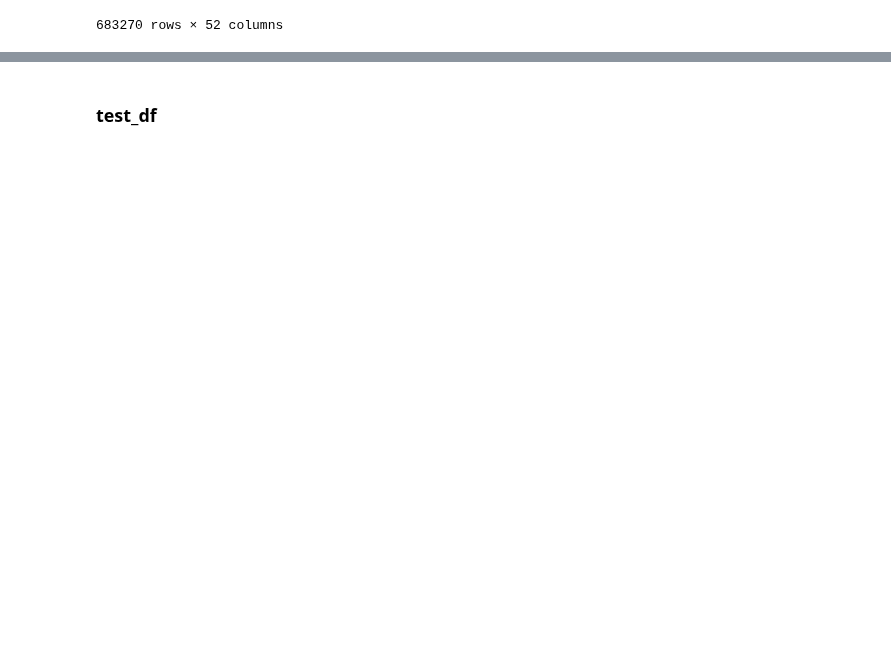
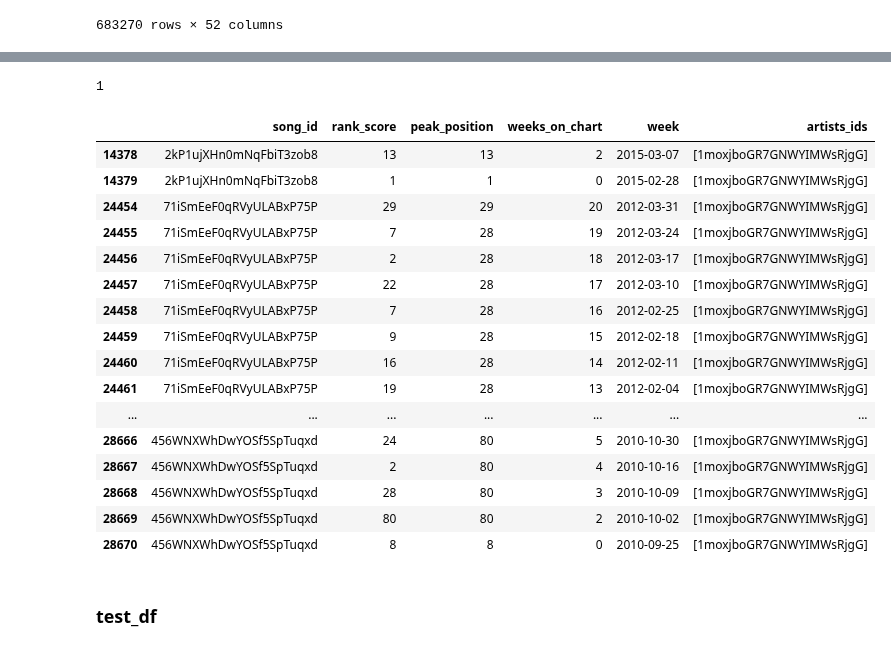
Before and after one commit to l4vd/Ba_first_tries, a Jupyter notebook: models/Original_MLP/Compute_superstarvar.ipynb, the cells around one changed output, grey strips where cells are left out. Drawn from its saved outputs; the diff is of its cells as text; code cells hidden in the pictures; blank space fills up the shorter version.

```diff
--- a/models/Original_MLP/Compute_superstarvar.ipynb
+++ b/models/Original_MLP/Compute_superstarvar.ipynb
@@ -360,7 +364,7 @@ for index, row in train_df.iterrows():
                     min_peak_position = df_song_peak_days["peak_position"].min()
                     peak_positions.append(min_peak_position)
 
-                    peak_week = df_song_peak_days.loc[df_song_peak_days["peak_position"].idxmin()]["week"]
+                    peak_week = df_song_peak_days.loc[df_song_peak_days["peak_position"].idxmin()]["week"].replace(hour=23, minute=59, second=59)
                     distance = abs(peak_week - present)
                     days_distances.append(distance.total_seconds())
 
@@ -396 +418,6 @@ train_df
 train_df.to_csv("train_df_superstar_v1_0.csv", index=False)
+# %%
+train_df = pd.read_csv("train_df_superstar_v1_0.csv", sep=",")
+train_df['date'] = pd.to_datetime(train_df['release_date'])
+train_df.sort_values(by="date", inplace=True)
+train_df
@@ -396,0 +438,3 @@ train_df.to_csv("train_df_superstar_v1_0.csv", index=False)
+# %%
+border_start_train_day = (train_df["date"].iloc[-1]).replace(hour=23, minute=59, second=59)
+border_start_train_day
@@ -418,7 +464,7 @@ for index, row in test_df.iterrows():
 
     present = row["date"].replace(hour=23, minute=59, second=59)
     border_day = present - pd.DateOffset(years=past_years)
-    to_filter = df_song_chart[(df_song_chart["week"] <= present) & (df_song_chart["week"] > border_day)]
+    to_filter = df_song_chart[(df_song_chart["week"] <= border_start_train_day) & (df_song_chart["week"] > border_day)]    #changed present to split!!!
 
     for nr_art, artist in enumerate(artists_in_row):
         hits_amount = 0
@@ -442,12 +488,15 @@ for index, row in test_df.iterrows():
                     min_peak_position = df_song_peak_days["peak_position"].min()
                     peak_positions.append(min_peak_position)
 
-                    peak_week = df_song_peak_days.loc[df_song_peak_days["peak_position"].idxmin()]["week"]
+                    peak_week = df_song_peak_days.loc[df_song_peak_days["peak_position"].idxmin()]["week"].replace(hour=23, minute=59, second=59)
                     distance = abs(peak_week - present)
                     days_distances.append(distance.total_seconds())
 
                 peak_positions = min_max_scaling(peak_positions, 1, 100)
                 days_distances = min_max_scaling(days_distances, 0.00, max_distance_float)
+
+                # if superstar(hits_amount, peak_positions, days_distances) == 0:
+                #     print(hits_amount, peak_positions, days_distances, row["song_id"])
 
                 if nr_art == 0:
                     test_df.loc[index, "superstar_v1_x"] = superstar(hits_amount, peak_positions, days_distances)
@@ -471,3 +538,28 @@ nsjkddnfs
+# %%
+df_num_hit = pd.merge(df_song_chart, df_songs)
+print(df_num_hit["peak_position"].min())
+art_id = test_df[test_df["song_id"] == "4TWwtyjMkd6bQBNdHhpRaP"]["artist1_id"]
+df_num_hit = df_num_hit[df_num_hit["artists_ids"].apply(lambda x: art_id.iloc[0] in x)]
+df_num_hit
+# %% [output]
+1
+|  | song_id | rank_score | peak_position | weeks_on_chart | week | artists_ids |
+| 14378 | 2kP1ujXHn0mNqFbiT3zob8 | 13 | 13 | 2 | 2015-03-07 | [1moxjboGR7GNWYIMWsRjgG] |
+| 14379 | 2kP1ujXHn0mNqFbiT3zob8 | 1 | 1 | 0 | 2015-02-28 | [1moxjboGR7GNWYIMWsRjgG] |
+| 24454 | 71iSmEeF0qRVyULABxP75P | 29 | 29 | 20 | 2012-03-31 | [1moxjboGR7GNWYIMWsRjgG] |
+| 24455 | 71iSmEeF0qRVyULABxP75P | 7 | 28 | 19 | 2012-03-24 | [1moxjboGR7GNWYIMWsRjgG] |
+| 24456 | 71iSmEeF0qRVyULABxP75P | 2 | 28 | 18 | 2012-03-17 | [1moxjboGR7GNWYIMWsRjgG] |
+| 24457 | 71iSmEeF0qRVyULABxP75P | 22 | 28 | 17 | 2012-03-10 | [1moxjboGR7GNWYIMWsRjgG] |
+| 24458 | 71iSmEeF0qRVyULABxP75P | 7 | 28 | 16 | 2012-02-25 | [1moxjboGR7GNWYIMWsRjgG] |
+| 24459 | 71iSmEeF0qRVyULABxP75P | 9 | 28 | 15 | 2012-02-18 | [1moxjboGR7GNWYIMWsRjgG] |
+| 24460 | 71iSmEeF0qRVyULABxP75P | 16 | 28 | 14 | 2012-02-11 | [1moxjboGR7GNWYIMWsRjgG] |
+| 24461 | 71iSmEeF0qRVyULABxP75P | 19 | 28 | 13 | 2012-02-04 | [1moxjboGR7GNWYIMWsRjgG] |
+| ... | ... | ... | ... | ... | ... | ... |
+| 28666 | 456WNXWhDwYOSf5SpTuqxd | 24 | 80 | 5 | 2010-10-30 | [1moxjboGR7GNWYIMWsRjgG] |
+| 28667 | 456WNXWhDwYOSf5SpTuqxd | 2 | 80 | 4 | 2010-10-16 | [1moxjboGR7GNWYIMWsRjgG] |
+| 28668 | 456WNXWhDwYOSf5SpTuqxd | 28 | 80 | 3 | 2010-10-09 | [1moxjboGR7GNWYIMWsRjgG] |
+| 28669 | 456WNXWhDwYOSf5SpTuqxd | 80 | 80 | 2 | 2010-10-02 | [1moxjboGR7GNWYIMWsRjgG] |
+| 28670 | 456WNXWhDwYOSf5SpTuqxd | 8 | 8 | 0 | 2010-09-25 | [1moxjboGR7GNWYIMWsRjgG] |
 # %%
 (683270/30636) *  5  +1.8586 # runtime
 # %%
```
Also changed, not shown: parts of 10 cells of this notebook.
